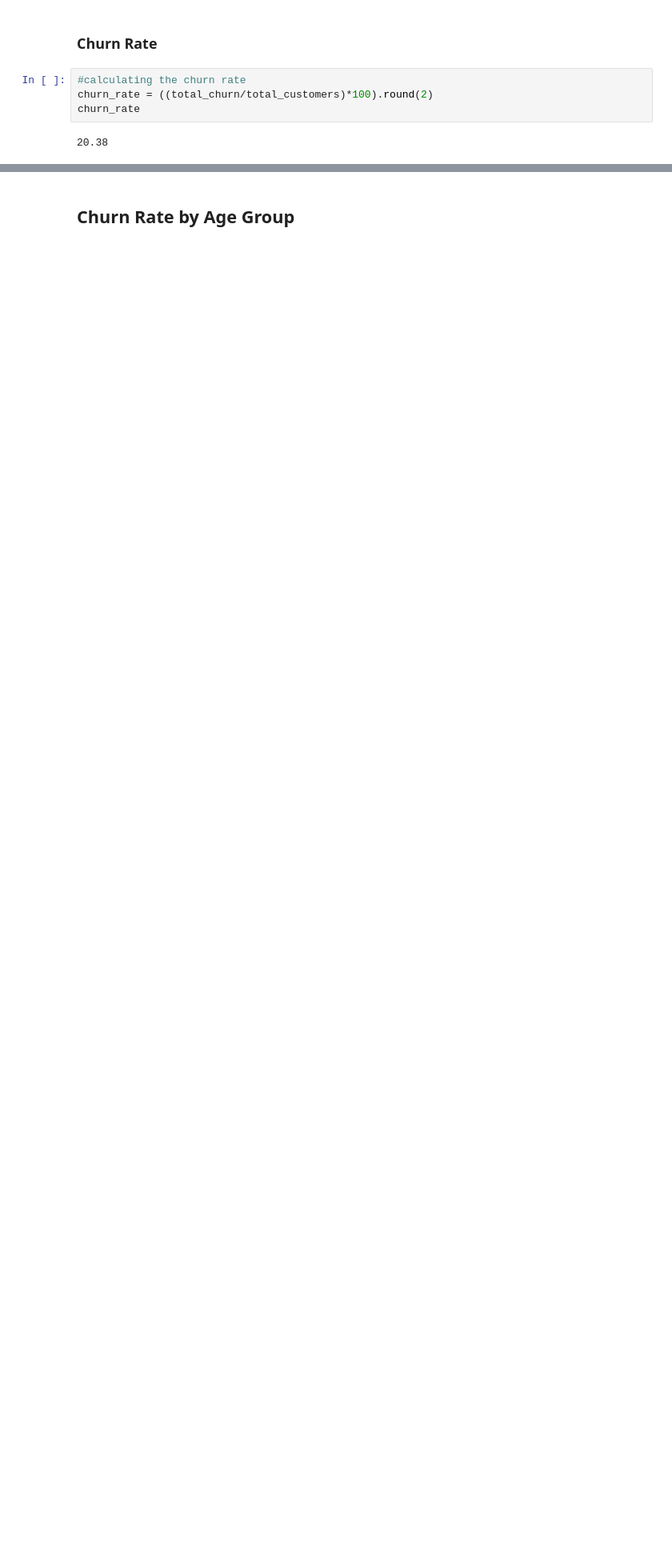
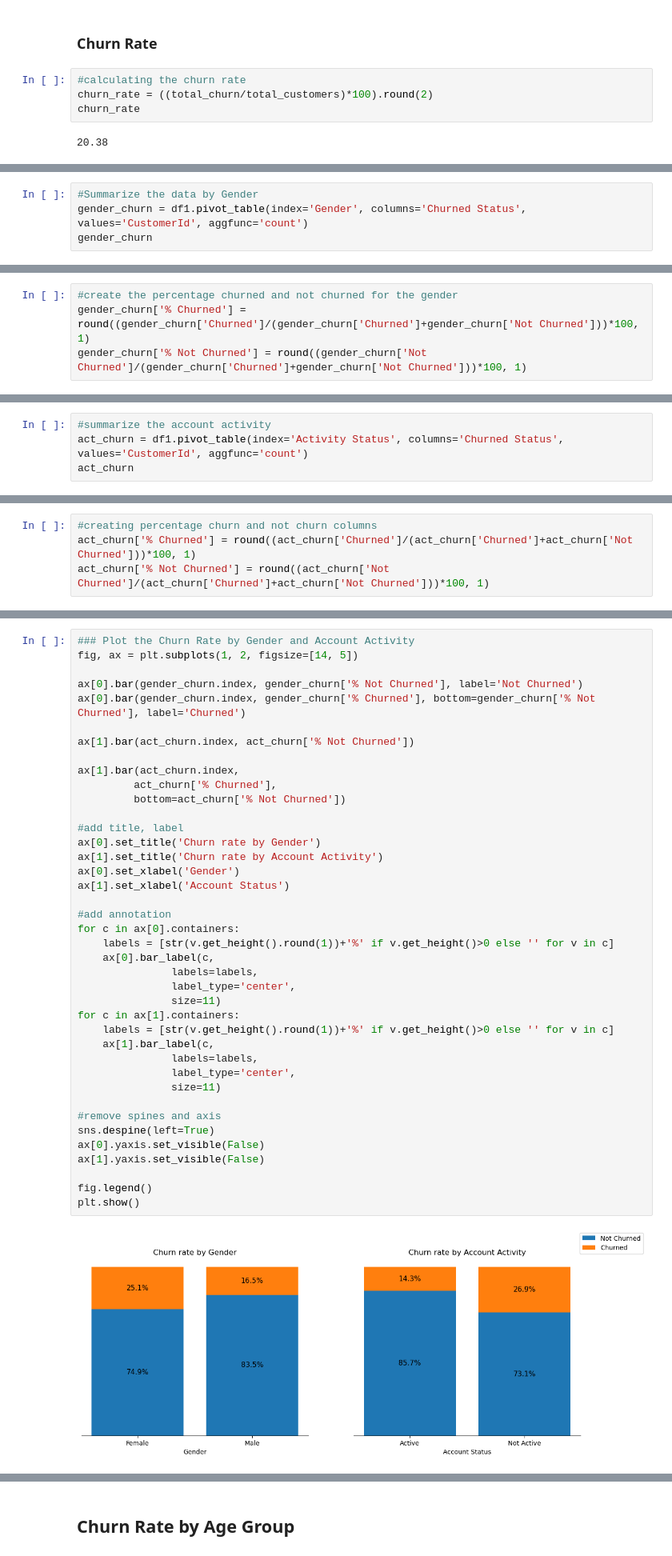
Before and after one commit to valezenwanne/Bank-Customer-Churn-Prediction, a Jupyter notebook: Bank Customer Churn Prediction.ipynb, the cells around one changed output, grey strips where cells are left out. Shown: that part at 80% size. Drawn from its saved outputs; the diff is of its cells as text; blank space fills up the shorter version.

```diff
--- a/Bank Customer Churn Prediction.ipynb
+++ b/Bank Customer Churn Prediction.ipynb
@@ -584,0 +543,4 @@ churn_rate
+# %%
+#Summarize the data by Gender
+gender_churn = df1.pivot_table(index='Gender', columns='Churned Status', values='CustomerId', aggfunc='count')
+gender_churn
@@ -584,0 +552,4 @@ churn_rate
+# %%
+#create the percentage churned and not churned for the gender
+gender_churn['% Churned'] = round((gender_churn['Churned']/(gender_churn['Churned']+gender_churn['Not Churned']))*100, 1)
+gender_churn['% Not Churned'] = round((gender_churn['Not Churned']/(gender_churn['Churned']+gender_churn['Not Churned']))*100, 1)
@@ -584,0 +566,4 @@ churn_rate
+# %%
+#summarize the account activity
+act_churn = df1.pivot_table(index='Activity Status', columns='Churned Status', values='CustomerId', aggfunc='count')
+act_churn
@@ -584,0 +575,4 @@ churn_rate
+# %%
+#creating percentage churn and not churn columns
+act_churn['% Churned'] = round((act_churn['Churned']/(act_churn['Churned']+act_churn['Not Churned']))*100, 1)
+act_churn['% Not Churned'] = round((act_churn['Not Churned']/(act_churn['Churned']+act_churn['Not Churned']))*100, 1)
@@ -584,0 +587,42 @@ churn_rate
+# %%
+### Plot the Churn Rate by Gender and Account Activity
+fig, ax = plt.subplots(1, 2, figsize=[14, 5])
+
+ax[0].bar(gender_churn.index, gender_churn['% Not Churned'], label='Not Churned')
+ax[0].bar(gender_churn.index, gender_churn['% Churned'], bottom=gender_churn['% Not Churned'], label='Churned')
+
+ax[1].bar(act_churn.index, act_churn['% Not Churned'])
+
+ax[1].bar(act_churn.index,
+         act_churn['% Churned'],
+         bottom=act_churn['% Not Churned'])
+
+#add title, label
+ax[0].set_title('Churn rate by Gender')
+ax[1].set_title('Churn rate by Account Activity')
+ax[0].set_xlabel('Gender')
+ax[1].set_xlabel('Account Status')
+
+#add annotation
+for c in ax[0].containers:
+    labels = [str(v.get_height().round(1))+'%' if v.get_height()>0 else '' for v in c]
+    ax[0].bar_label(c,
+               labels=labels,
+               label_type='center',
+               size=11)
+for c in ax[1].containers:
+    labels = [str(v.get_height().round(1))+'%' if v.get_height()>0 else '' for v in c]
+    ax[1].bar_label(c,
+               labels=labels,
+               label_type='center',
+               size=11)
+
+#remove spines and axis
+sns.despine(left=True)
+ax[0].yaxis.set_visible(False)
+ax[1].yaxis.set_visible(False)
+
+fig.legend()
+plt.show()
+# %% [output]
+[figure, added]
```
Also changed, not shown: parts of 52 cells of this notebook.
